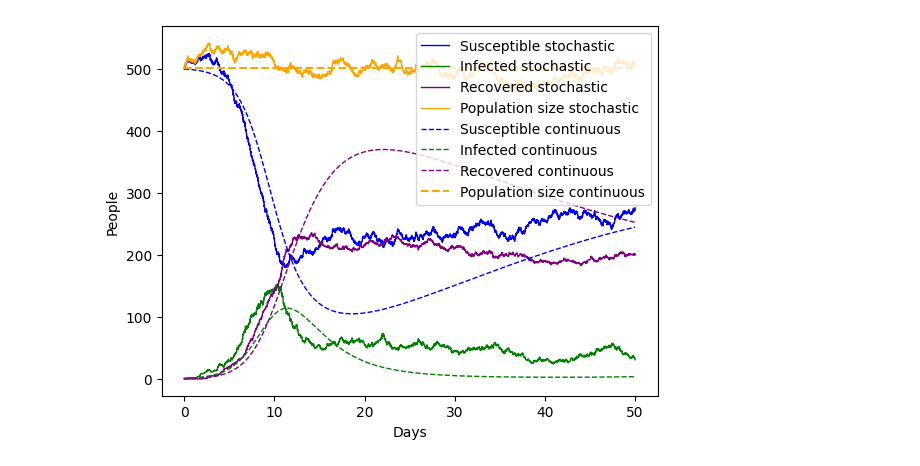
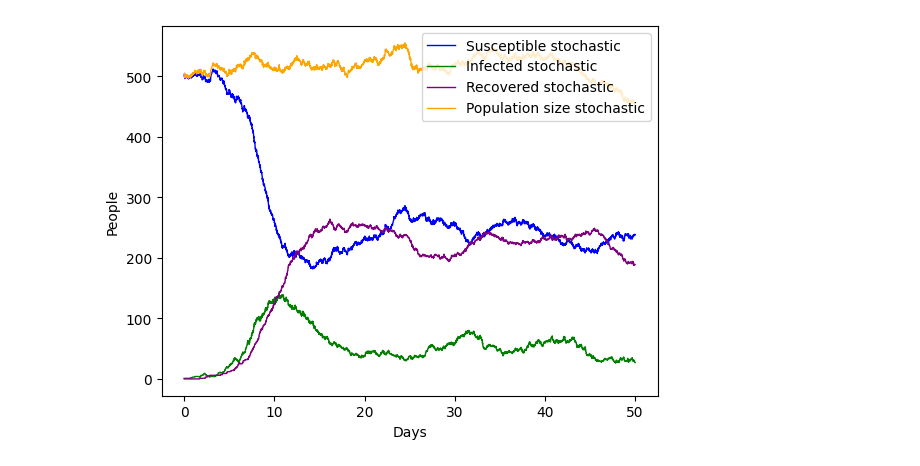
Before and after one commit to JTimmr/CS_Assignment_2, a Jupyter notebook: main.ipynb, the cells around one changed output. Saved outputs shown, nothing was run; the diff lists cells and outputs as text; code cells hidden in the pictures.

```diff
--- a/main.ipynb
+++ b/main.ipynb
@@ -3,14 +3,14 @@ import numpy as np
 import matplotlib.pyplot as plt
 # %%
 class StochasticSIR:
-    def __init__(self, initial_SIR, beta, gamma, tmax):
+    def __init__(self, initial_SIR, beta, gamma, tmax, mu = 0):
         self.current_SIR = initial_SIR
         self.SIR = self.initialize()
         self.beta = beta
         self.gamma = gamma
+        self.mu = mu
         self.t = [0]
         self.tmax = tmax
-        self.mu = 0.1
 
     def initialize(self):
         """
@@ -100,7 +100,7 @@ class StochasticSIR:
             else:
 
                 # Calculate probabilities of event 1 (single infection) and event 2 (single recovery)
-                probabilities = [self.beta * S * I / N, self.gamma * I, self.mu *N , self.mu * S, self.mu * I, self.mu * R]
+                probabilities = [self.beta * S * I / N, self.gamma * I, self.mu * N , self.mu * S, self.mu * I, self.mu * R]
                 probabilities_sum = sum(probabilities)
                 cumulative_probabilities = [sum(probabilities[:i+1]) for i in range (len(probabilities))]
 
@@ -112,7 +112,6 @@ class StochasticSIR:
                 P = np.random.uniform(0, 1) * probabilities_sum
                 # Do infection or recovery event according to probabilities
                 if P < cumulative_probabilities[0]:
-
                     # 1 susceptible becomes infected
                     self.infection_event()
 
@@ -253,35 +252,35 @@ class ContinuousSIR:
 # %%
 # Initial values SIR model
 initial_SIR = [500, 1, 0]
 beta = 1
 gamma = 0.4
-mu = 0.02
+mu = 0.1
 tmax = 50
 
 # Run stochastic SIR simulation
-infection = StochasticSIR(initial_SIR, beta, gamma, tmax)
+infection = StochasticSIR(initial_SIR, beta, gamma, tmax, mu)
 infection.run()
 
 # Make ax and generate plot
 fig, ax = plt.subplots(1)
 infection.plot(ax, label=True)
 
 # Set tmax to highest t in stochastic model
 tmax = infection.t[-1]
 dt = 0.1
 
 # Run continuous SIR simulation
 continuous_infection = ContinuousSIR(initial_SIR, tmax, dt, beta, gamma, mu)
 continuous_infection.run()
-continuous_infection.plot(ax)
+#continuous_infection.plot(ax)
 
 # Compare outcomes of different approaches
 plt.legend()
 plt.xlabel('Days')
 plt.ylabel('People')
 plt.show()
 # %% [output]
-[figure, old version]
+[figure, new version]
 # %%
 class Analyze:
     def __init__(self, N, tmax, initial_SIR, beta, gamma, dt = 0.001):
```
Also changed, not shown: parts of 2 cells of this notebook.
